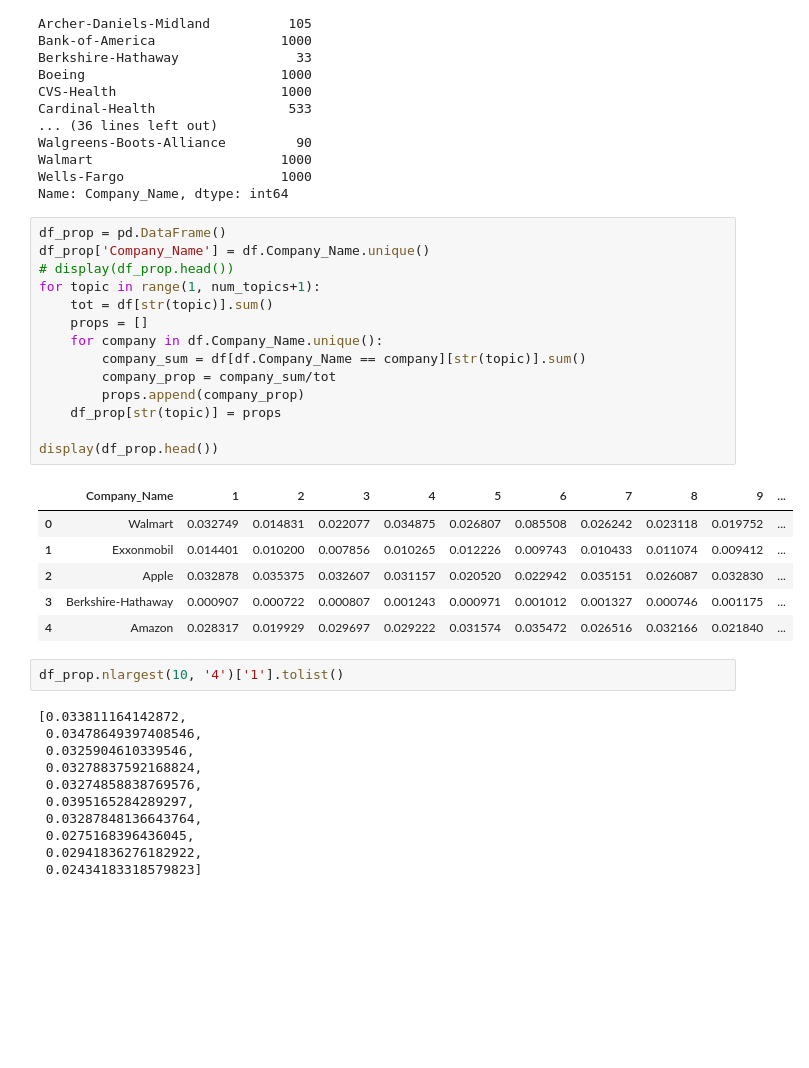
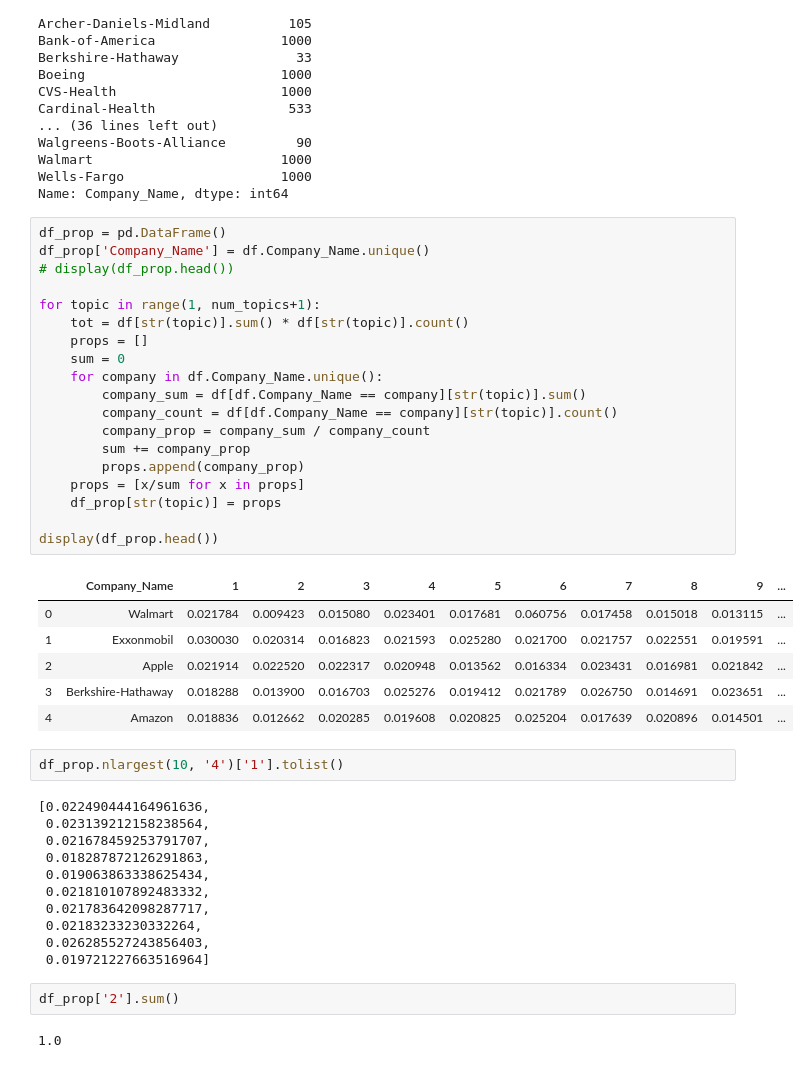
Before and after one commit to bishalsainju/Job-Satisfaction, a Jupyter notebook: analysis4/companywise-topics.ipynb, the cells around one changed output. Drawn from its saved outputs; the diff is of its cells as text; blank space fills up the shorter version.

```diff
--- a/analysis4/companywise-topics.ipynb
+++ b/analysis4/companywise-topics.ipynb
@@ -125,37 +128,46 @@ Name: Company_Name, dtype: int64
 # %%
 df_prop = pd.DataFrame()
 df_prop['Company_Name'] = df.Company_Name.unique()
 # display(df_prop.head())
+
 for topic in range(1, num_topics+1):
-    tot = df[str(topic)].sum()
+    tot = df[str(topic)].sum() * df[str(topic)].count()
     props = []
+    sum = 0
     for company in df.Company_Name.unique():
         company_sum = df[df.Company_Name == company][str(topic)].sum()
-        company_prop = company_sum/tot
+        company_count = df[df.Company_Name == company][str(topic)].count()
+        company_prop = company_sum / company_count
+        sum += company_prop
         props.append(company_prop)
+    props = [x/sum for x in props]
     df_prop[str(topic)] = props
 
 display(df_prop.head())
 # %% [output]
 |  | Company_Name | 1 | 2 | 3 | 4 | 5 | 6 | 7 | 8 | 9 | ... |
-| 0 | Walmart | 0.032749 | 0.014831 | 0.022077 | 0.034875 | 0.026807 | 0.085508 | 0.026242 | 0.023118 | 0.019752 | ... |
-| 1 | Exxonmobil | 0.014401 | 0.010200 | 0.007856 | 0.010265 | 0.012226 | 0.009743 | 0.010433 | 0.011074 | 0.009412 | ... |
-| 2 | Apple | 0.032878 | 0.035375 | 0.032607 | 0.031157 | 0.020520 | 0.022942 | 0.035151 | 0.026087 | 0.032830 | ... |
-| 3 | Berkshire-Hathaway | 0.000907 | 0.000722 | 0.000807 | 0.001243 | 0.000971 | 0.001012 | 0.001327 | 0.000746 | 0.001175 | ... |
-| 4 | Amazon | 0.028317 | 0.019929 | 0.029697 | 0.029222 | 0.031574 | 0.035472 | 0.026516 | 0.032166 | 0.021840 | ... |
+| 0 | Walmart | 0.021784 | 0.009423 | 0.015080 | 0.023401 | 0.017681 | 0.060756 | 0.017458 | 0.015018 | 0.013115 | ... |
+| 1 | Exxonmobil | 0.030030 | 0.020314 | 0.016823 | 0.021593 | 0.025280 | 0.021700 | 0.021757 | 0.022551 | 0.019591 | ... |
+| 2 | Apple | 0.021914 | 0.022520 | 0.022317 | 0.020948 | 0.013562 | 0.016334 | 0.023431 | 0.016981 | 0.021842 | ... |
+| 3 | Berkshire-Hathaway | 0.018288 | 0.013900 | 0.016703 | 0.025276 | 0.019412 | 0.021789 | 0.026750 | 0.014691 | 0.023651 | ... |
+| 4 | Amazon | 0.018836 | 0.012662 | 0.020285 | 0.019608 | 0.020825 | 0.025204 | 0.017639 | 0.020896 | 0.014501 | ... |
 # %%
 df_prop.nlargest(10, '4')['1'].tolist()
 # %% [output]
-[0.033811164142872,
- 0.03478649397408546,
- 0.0325904610339546,
- 0.03278837592168824,
- 0.03274858838769576,
- 0.0395165284289297,
- 0.03287848136643764,
- 0.0275168396436045,
- 0.02941836276182922,
- 0.02434183318579823]
+[0.022490444164961636,
+ 0.023139212158238564,
+ 0.021678459253791707,
+ 0.018287872126291863,
+ 0.019063863338625434,
+ 0.021810107892483332,
+ 0.021783642098287717,
+ 0.02183233230332264,
+ 0.026285527243856403,
+ 0.019721227663516964]
+# %%
+df_prop['2'].sum()
+# %% [output]
+1.0
 # %%
 import math
 from bokeh.plotting import figure, show, output_notebook, save#, output_file
```
Also changed, not shown: parts of 5 cells of this notebook, 12 other files.
